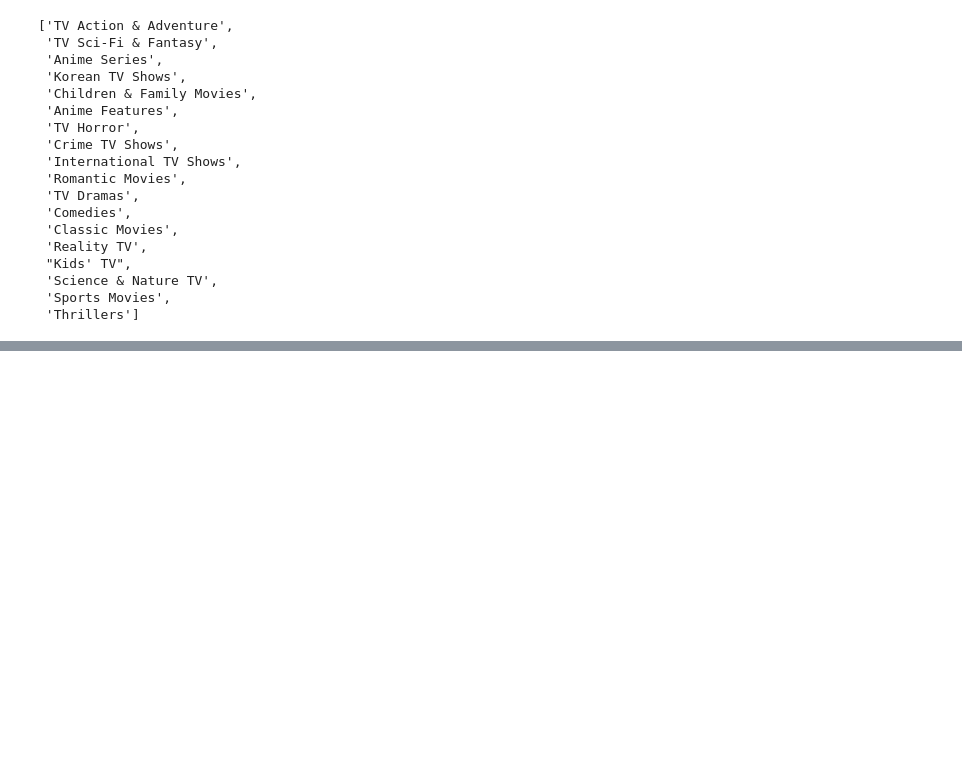
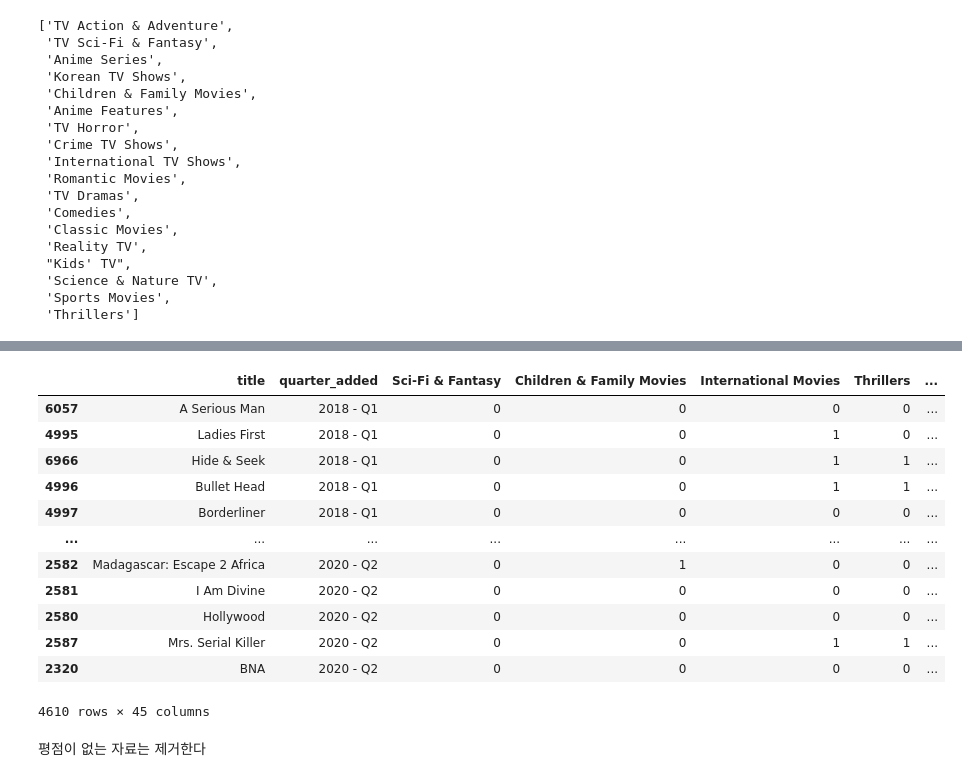
Before and after one commit to Yeyeong99/Aiffel_Datathon, a Jupyter notebook: 4 ott basic eda 1.ipynb, the cells around one changed output, grey strips where cells are left out. Cells and saved outputs as stored; diff of their text form; code cells hidden in the pictures; blank space fills up the shorter version.

```diff
--- a/4 ott basic eda 1.ipynb
+++ b/4 ott basic eda 1.ipynb
@@ -1293,0 +1281,5 @@ list(genre_dicts[cor_genre_list[0]]['title'])
+# %%
+rating_basic = pd.read_csv('netflix-rotten-tomatoes-metacritic-imdb.csv')
+rating = rating_basic[['Title', 'Hidden Gem Score']]
+rating.columns = ['title', 'score']
+rating.head()
@@ -1293,0 +1320,23 @@ list(genre_dicts[cor_genre_list[0]]['title'])
+# %%
+net_genre_df['score'] = 0
+for i, k in rating_dict.items():
+    for v, j in zip(list(net_genre_df.index), list(net_genre_df['title'])):
+        if i == j:
+            net_genre_df.loc[v, 'score'] = k
+net_genre_df
+# %% [output]
+|  | title | quarter_added | Sci-Fi & Fantasy | Children & Family Movies | International Movies | Thrillers | ... |
+| 6057 | A Serious Man | 2018 - Q1 | 0 | 0 | 0 | 0 | ... |
+| 4995 | Ladies First | 2018 - Q1 | 0 | 0 | 1 | 0 | ... |
+| 6966 | Hide & Seek | 2018 - Q1 | 0 | 0 | 1 | 1 | ... |
+| 4996 | Bullet Head | 2018 - Q1 | 0 | 0 | 1 | 1 | ... |
+| 4997 | Borderliner | 2018 - Q1 | 0 | 0 | 0 | 0 | ... |
+| ... | ... | ... | ... | ... | ... | ... | ... |
+| 2582 | Madagascar: Escape 2 Africa | 2020 - Q2 | 0 | 1 | 0 | 0 | ... |
+| 2581 | I Am Divine | 2020 - Q2 | 0 | 0 | 0 | 0 | ... |
+| 2580 | Hollywood | 2020 - Q2 | 0 | 0 | 0 | 0 | ... |
+| 2587 | Mrs. Serial Killer | 2020 - Q2 | 0 | 0 | 1 | 1 | ... |
+| 2320 | BNA | 2020 - Q2 | 0 | 0 | 0 | 0 | ... |
+4610 rows × 45 columns
+# %% [markdown]
+평점이 없는 자료는 제거한다
```
Also changed, not shown: parts of 18 cells of this notebook.
